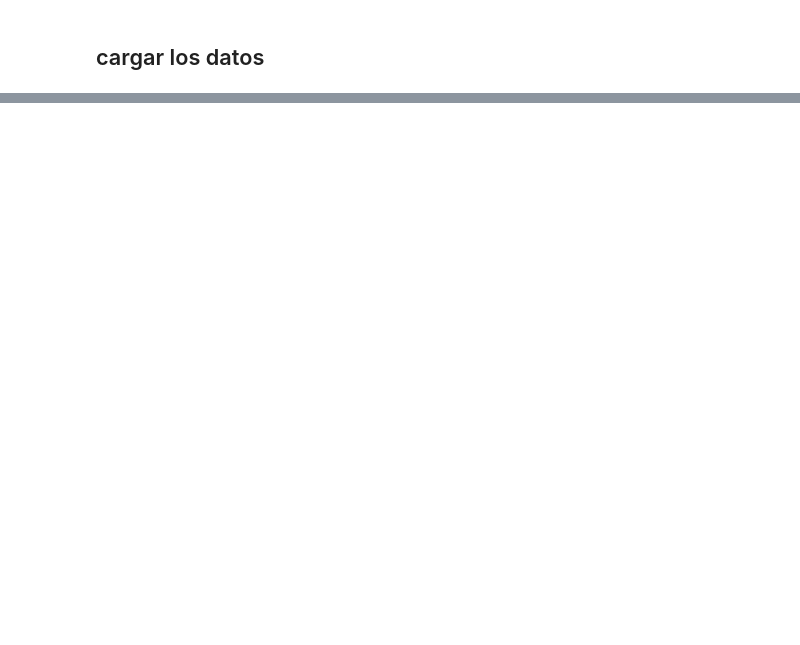
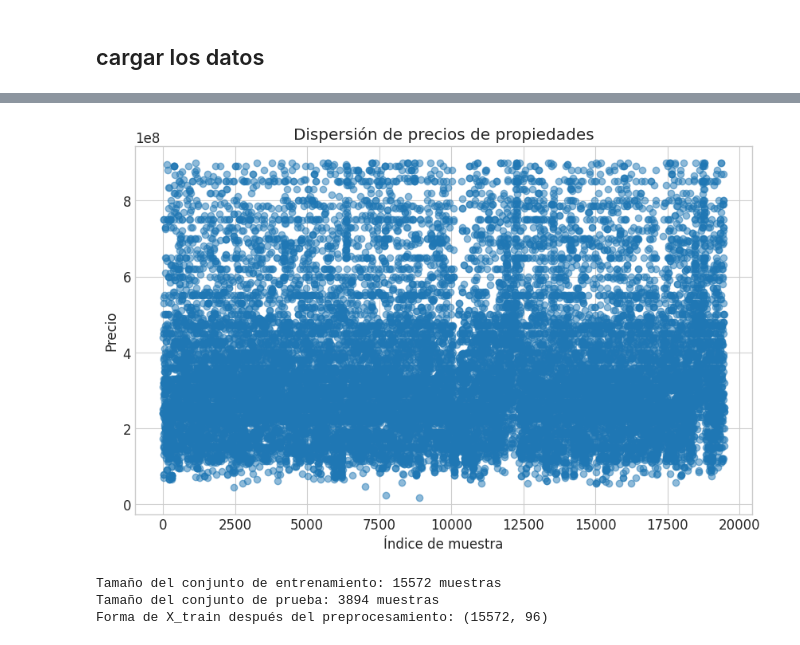
Before and after one commit to andresgonzalezrpo/habidata, a Jupyter notebook: proyecto.ipynb, the cells around one changed output, grey strips where cells are left out. Saved outputs shown, nothing was run; the diff lists cells and outputs as text; code cells hidden in the pictures; blank space fills up the shorter version.

```diff
--- a/proyecto.ipynb
+++ b/proyecto.ipynb
@@ -88,0 +109,59 @@ LinearRegression does not accept missing values encoded as NaN natively. For sup
+# %%
+Q1 = data['price'].quantile(0.25)
+Q3 = data['price'].quantile(0.75)
+IQR = Q3 - Q1
+
+# Filtrar datos dentro de 1.5*IQR del rango intercuartílico
+data = data[(data['price'] >= Q1 - 1.5 * IQR) & (data['price'] <= Q3 + 1.5 * IQR)]
+# %%
+# Gráfico de dispersión de precios",
+plt.figure(figsize=(10, 6))
+plt.scatter(range(len(data)), data['price'], alpha=0.5)
+plt.title('Dispersión de precios de propiedades')
+plt.xlabel('Índice de muestra')
+plt.ylabel('Precio')
+plt.grid(True)
+plt.show()
+# %% [output]
+[figure, added]
+# %%
+# Seleccionar características relevantes
+features = ['created_on', 'surface_total_final', 'bedrooms_final', 'bathrooms_final', 'l3_final', 'l4_final']
+X = data[features]
+y = data['price']
+
+# Dividir en conjuntos de entrenamiento y prueba
+X_train, X_test, y_train, y_test = train_test_split(X, y, test_size=0.2, random_state=42)
+
+print(f"Tamaño del conjunto de entrenamiento: {X_train.shape[0]} muestras")
+print(f"Tamaño del conjunto de prueba: {X_test.shape[0]} muestras")
+
+# Identificar tipos de columnas
+numeric_features = ['surface_total_final', 'bedrooms_final', 'bathrooms_final']
+categorical_features = ['l3_final', 'l4_final']
+
+# Crear transformadores para diferentes tipos de columnas
+numeric_transformer = Pipeline(steps=[
+    ('imputer', SimpleImputer(strategy='median')),
+    ('scaler', StandardScaler())
+])
+
+categorical_transformer = Pipeline(steps=[
+    ('imputer', SimpleImputer(strategy='most_frequent')),
+    ('onehot', OneHotEncoder(handle_unknown='ignore'))
+])
+
+# Combinar transformadores usando ColumnTransformer
+preprocessor = ColumnTransformer(
+    transformers=[
+        ('num', numeric_transformer, numeric_features),
+        ('cat', categorical_transformer, categorical_features)
+    ])
+
+# Verificar la forma de los datos después del preprocesamiento
+X_train_preprocessed = preprocessor.fit_transform(X_train)
+print(f"Forma de X_train después del preprocesamiento: {X_train_preprocessed.shape}")
+# %% [output]
+Tamaño del conjunto de entrenamiento: 15572 muestras
+Tamaño del conjunto de prueba: 3894 muestras
+Forma de X_train después del preprocesamiento: (15572, 96)
```
Also changed, not shown: parts of 8 cells of this notebook, 4 other files.
